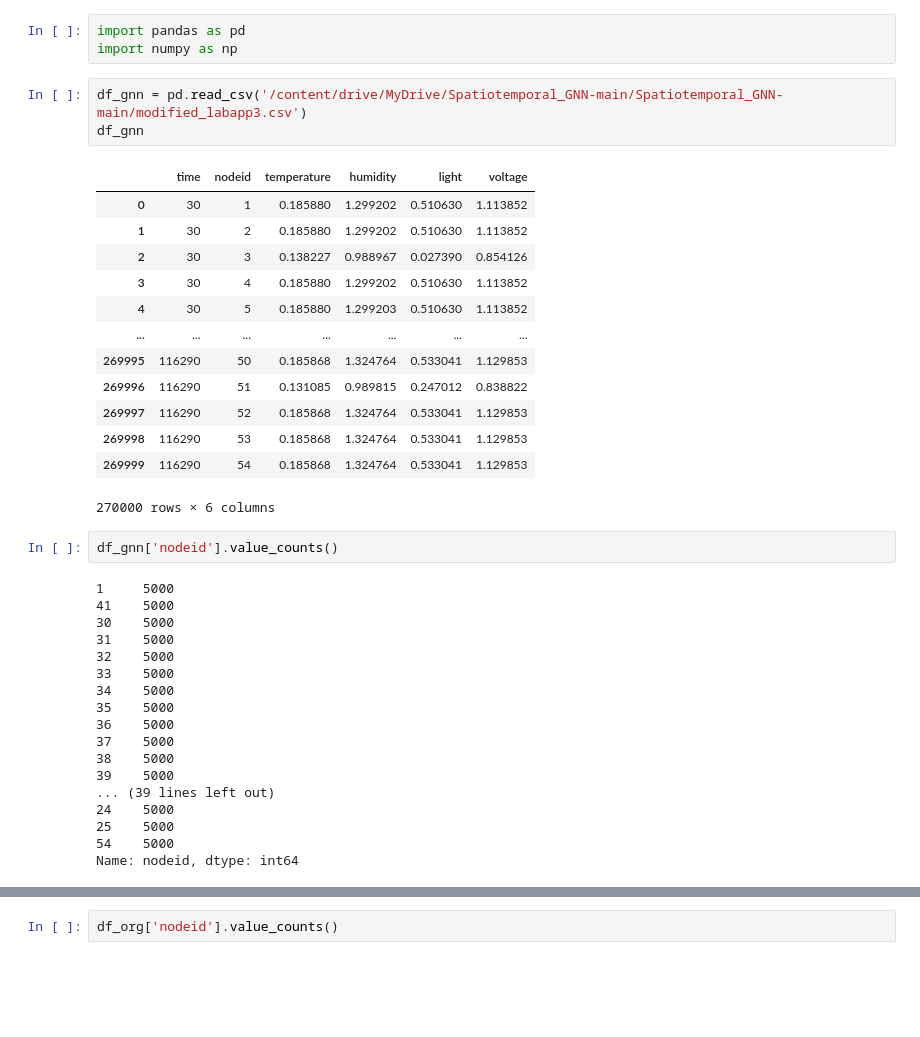
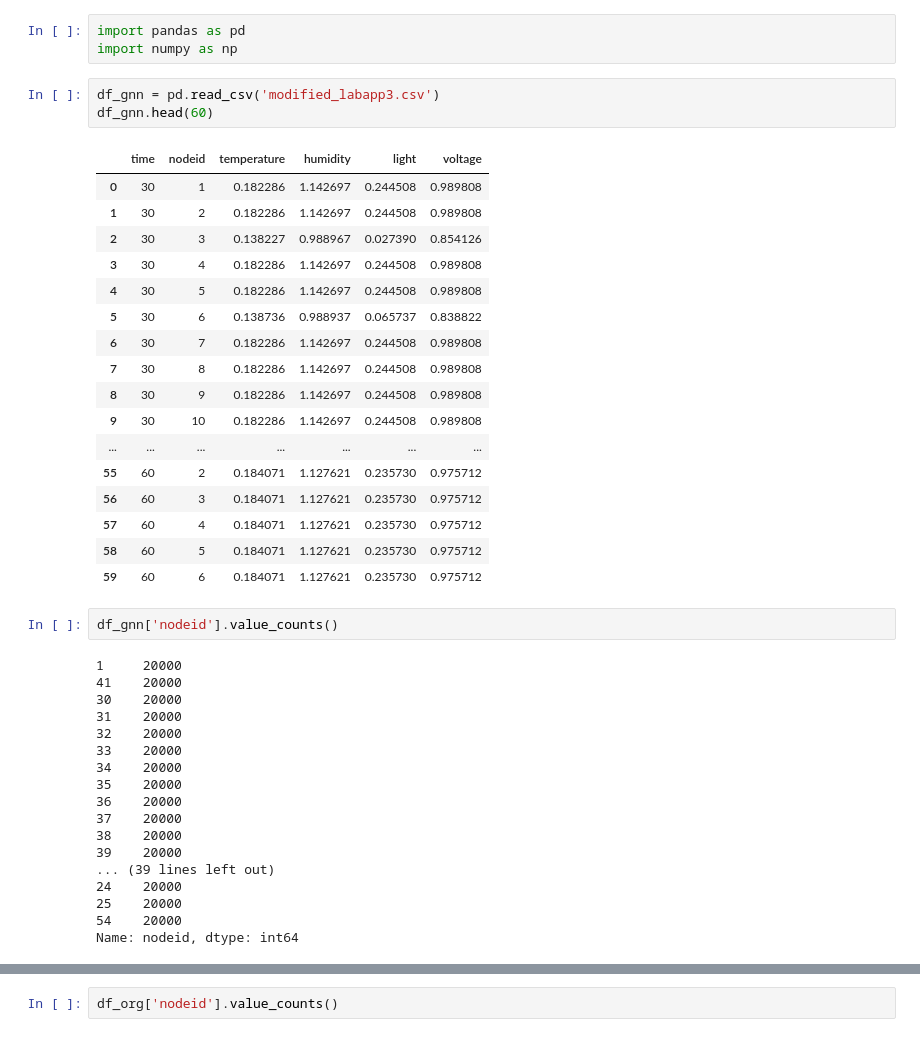
Before and after one commit to mahimanzum/Spatiotemporal_GNN, a Jupyter notebook: forecasting1.ipynb, the cells around one changed output, grey strips where cells are left out. Saved outputs shown, nothing was run; the diff lists cells and outputs as text; blank space fills up the shorter version.

```diff
--- a/forecasting1.ipynb
+++ b/forecasting1.ipynb
@@ -2,40 +2,44 @@
 import pandas as pd
 import numpy as np
 # %%
-df_gnn = pd.read_csv('/content/drive/MyDrive/Spatiotemporal_GNN-main/Spatiotemporal_GNN-main/modified_labapp3.csv')
-df_gnn
+df_gnn = pd.read_csv('modified_labapp3.csv')
+df_gnn.head(60)
 # %% [output]
 |  | time | nodeid | temperature | humidity | light | voltage |
-| 0 | 30 | 1 | 0.185880 | 1.299202 | 0.510630 | 1.113852 |
-| 1 | 30 | 2 | 0.185880 | 1.299202 | 0.510630 | 1.113852 |
+| 0 | 30 | 1 | 0.182286 | 1.142697 | 0.244508 | 0.989808 |
+| 1 | 30 | 2 | 0.182286 | 1.142697 | 0.244508 | 0.989808 |
 | 2 | 30 | 3 | 0.138227 | 0.988967 | 0.027390 | 0.854126 |
-| 3 | 30 | 4 | 0.185880 | 1.299202 | 0.510630 | 1.113852 |
-| 4 | 30 | 5 | 0.185880 | 1.299203 | 0.510630 | 1.113852 |
+| 3 | 30 | 4 | 0.182286 | 1.142697 | 0.244508 | 0.989808 |
+| 4 | 30 | 5 | 0.182286 | 1.142697 | 0.244508 | 0.989808 |
+| 5 | 30 | 6 | 0.138736 | 0.988937 | 0.065737 | 0.838822 |
+| 6 | 30 | 7 | 0.182286 | 1.142697 | 0.244508 | 0.989808 |
+| 7 | 30 | 8 | 0.182286 | 1.142697 | 0.244508 | 0.989808 |
+| 8 | 30 | 9 | 0.182286 | 1.142697 | 0.244508 | 0.989808 |
+| 9 | 30 | 10 | 0.182286 | 1.142697 | 0.244508 | 0.989808 |
 | ... | ... | ... | ... | ... | ... | ... |
-| 269995 | 116290 | 50 | 0.185868 | 1.324764 | 0.533041 | 1.129853 |
-| 269996 | 116290 | 51 | 0.131085 | 0.989815 | 0.247012 | 0.838822 |
-| 269997 | 116290 | 52 | 0.185868 | 1.324764 | 0.533041 | 1.129853 |
-| 269998 | 116290 | 53 | 0.185868 | 1.324764 | 0.533041 | 1.129853 |
-| 269999 | 116290 | 54 | 0.185868 | 1.324764 | 0.533041 | 1.129853 |
+| 55 | 60 | 2 | 0.184071 | 1.127621 | 0.235730 | 0.975712 |
+| 56 | 60 | 3 | 0.184071 | 1.127621 | 0.235730 | 0.975712 |
+| 57 | 60 | 4 | 0.184071 | 1.127621 | 0.235730 | 0.975712 |
+| 58 | 60 | 5 | 0.184071 | 1.127621 | 0.235730 | 0.975712 |
+| 59 | 60 | 6 | 0.184071 | 1.127621 | 0.235730 | 0.975712 |
-270000 rows × 6 columns
 # %%
 df_gnn['nodeid'].value_counts()
 # %% [output]
-1     5000
-41    5000
-30    5000
-31    5000
-32    5000
-33    5000
-34    5000
-35    5000
-36    5000
-37    5000
-38    5000
-39    5000
+1     20000
+41    20000
+30    20000
+31    20000
+32    20000
+33    20000
+34    20000
+35    20000
+36    20000
+37    20000
+38    20000
+39    20000
 ... (39 lines left out)
-24    5000
-25    5000
-54    5000
+24    20000
+25    20000
+54    20000
 Name: nodeid, dtype: int64
 # %%
```
Also changed, not shown: parts of 11 cells of this notebook, 3 other files.
